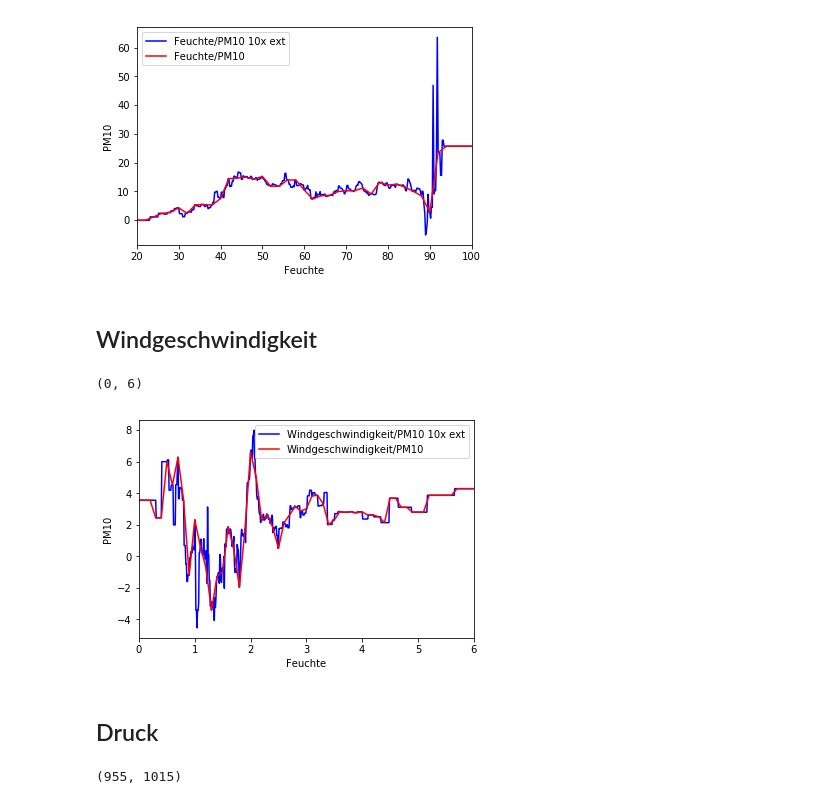
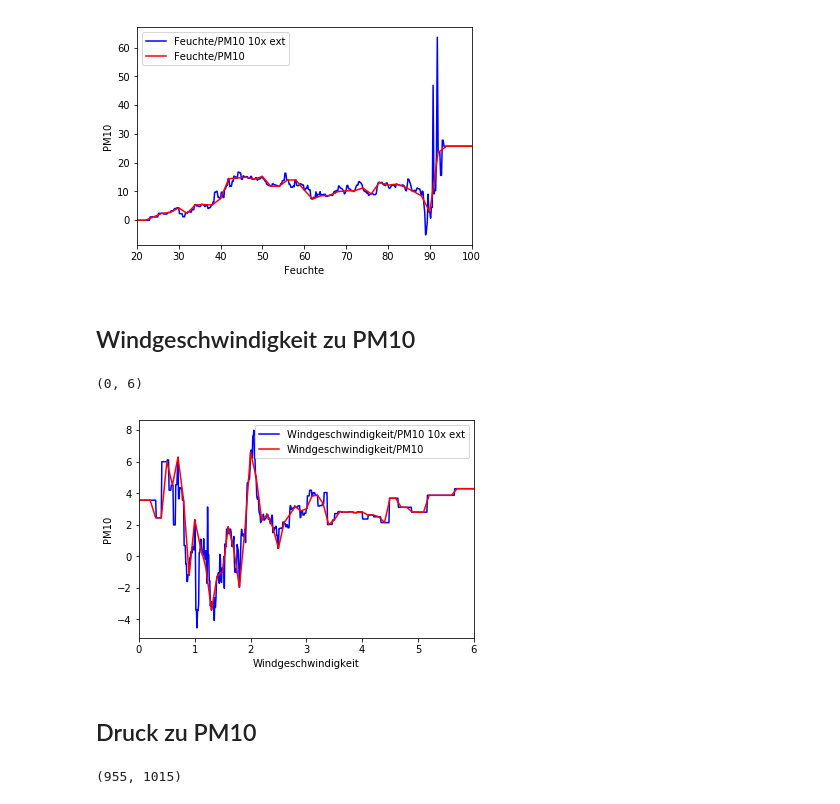
Before and after one commit to jmoehler/ParticularMatterAnalysis, a Jupyter notebook: notebooks/regressions/RegressionAllUsefullParams.ipynb, the cells around one changed output. Cells and saved outputs as stored; diff of their text form; code cells hidden in the pictures.

```diff
--- a/notebooks/regressions/RegressionAllUsefullParams.ipynb
+++ b/notebooks/regressions/RegressionAllUsefullParams.ipynb
@@ -325,7 +332,7 @@ axes.set_xlim([20,100])
 (20, 100)
 [figure]
 # %% [markdown]
-## Windgeschwindigkeit
+## Windgeschwindigkeit zu PM10
 # %%
 wgDi       = []
 wgX        = []
@@ -333,37 +340,37 @@ wgX        = []
 for X in np.arange(0,10,0.01):
     date3 = 1559370600.0
     modPred = bestModel.predict([[date3,15,30,X,1010,0]])
     stri = float(modPred)
     wgDi.append(stri)
     wgX.append(X)
 
 #print("wgDi: %s" %(wgDi))
 
 wgDi2       = []
 wgX2        = []
 
 for X in np.arange(0,10,0.1):
     date3 = 1559370600.0
     modPred = bestModel.predict([[date3,15,30,X,1010,0]])
     stri = float(modPred)
     wgDi2.append(stri)
     wgX2.append(X)
 
 
 
 plt.plot(wgX,wgDi, color= "blue")
 plt.plot(wgX2,wgDi2, color= "red")
 plt.legend(['Windgeschwindigkeit/PM10 10x ext','Windgeschwindigkeit/PM10'], loc=1)
-plt.xlabel("Feuchte")
+plt.xlabel("Windgeschwindigkeit")
 plt.ylabel("PM10")
 
 axes = plt.gca()
 axes.set_xlim([0,6])
 # %% [output]
 (0, 6)
-[figure, old version]
+[figure, new version]
 # %% [markdown]
-## Druck
+## Druck zu PM10
 # %%
 druckDi    = []
 druckX     = []
```
Also changed, not shown: parts of 6 cells of this notebook, 4 other files.
